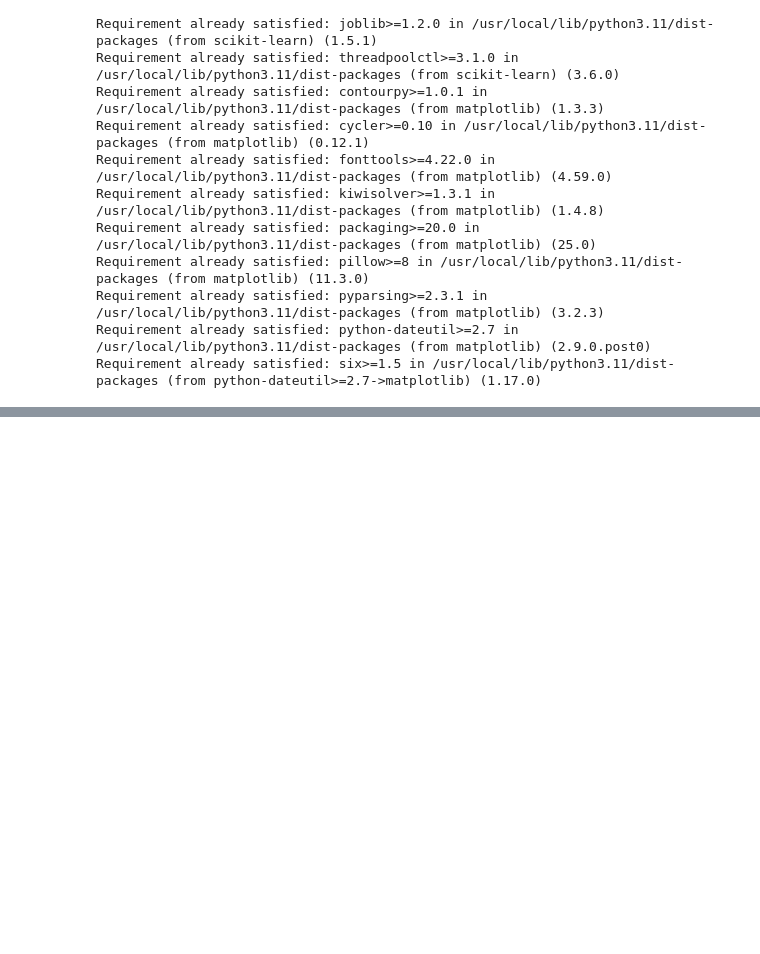
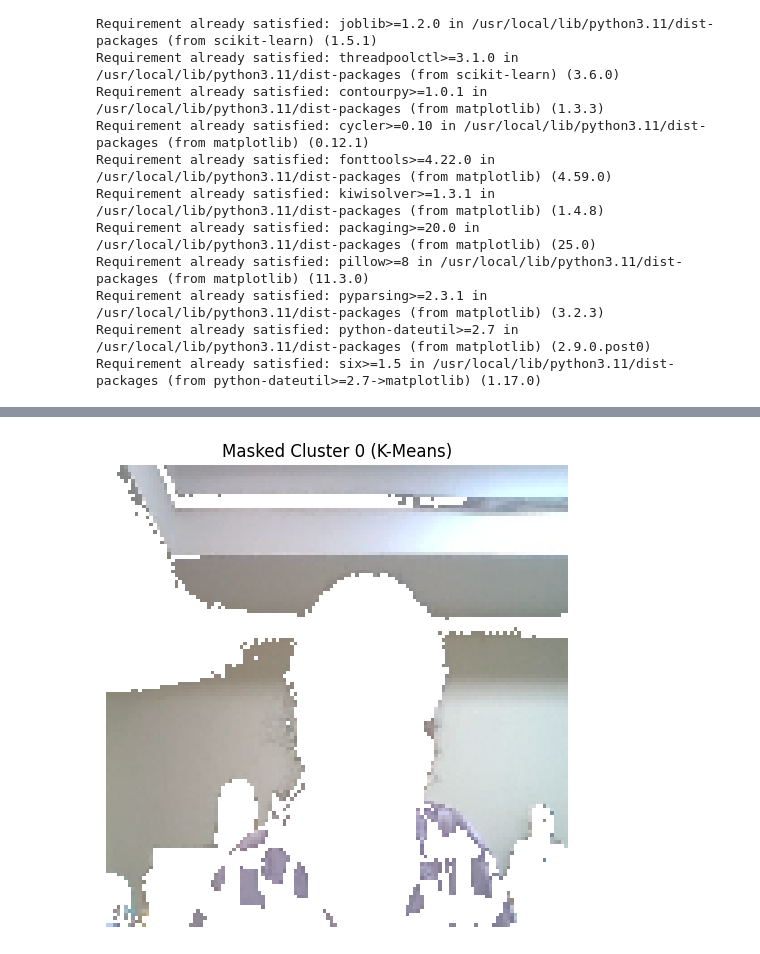
Before and after one commit to aiswarya-1422/ictak, a Jupyter notebook: Image_Segmentation.ipynb, the cells around one changed output, grey strips where cells are left out. Saved outputs shown, nothing was run; the diff lists cells and outputs as text; code cells hidden in the pictures; blank space fills up the shorter version.

```diff
--- a/Image_Segmentation.ipynb
+++ b/Image_Segmentation.ipynb
@@ -117 +117,18 @@ show_segmented(seg_dbscan, "DBSCAN Segmentation")
 [figure]
+# %%
+import numpy as np
+from sklearn.cluster import KMeans
+target_cluster = 0
+masked_pixels = np.where((labels_kmeans.reshape(-1) == target_cluster)[:, None],
+                         [255, 255, 255],  # white
+                         pixel_data)
+
+masked_image = masked_pixels.reshape(image.shape)
+# %%
+plt.figure(figsize=(6, 6))
+plt.imshow(masked_image.astype(np.uint8))
+plt.title(f"Masked Cluster {target_cluster} (K-Means)")
+plt.axis('off')
+plt.show()
+# %% [output]
+[figure, added]
```
Also changed, not shown: parts of 4 cells of this notebook.
